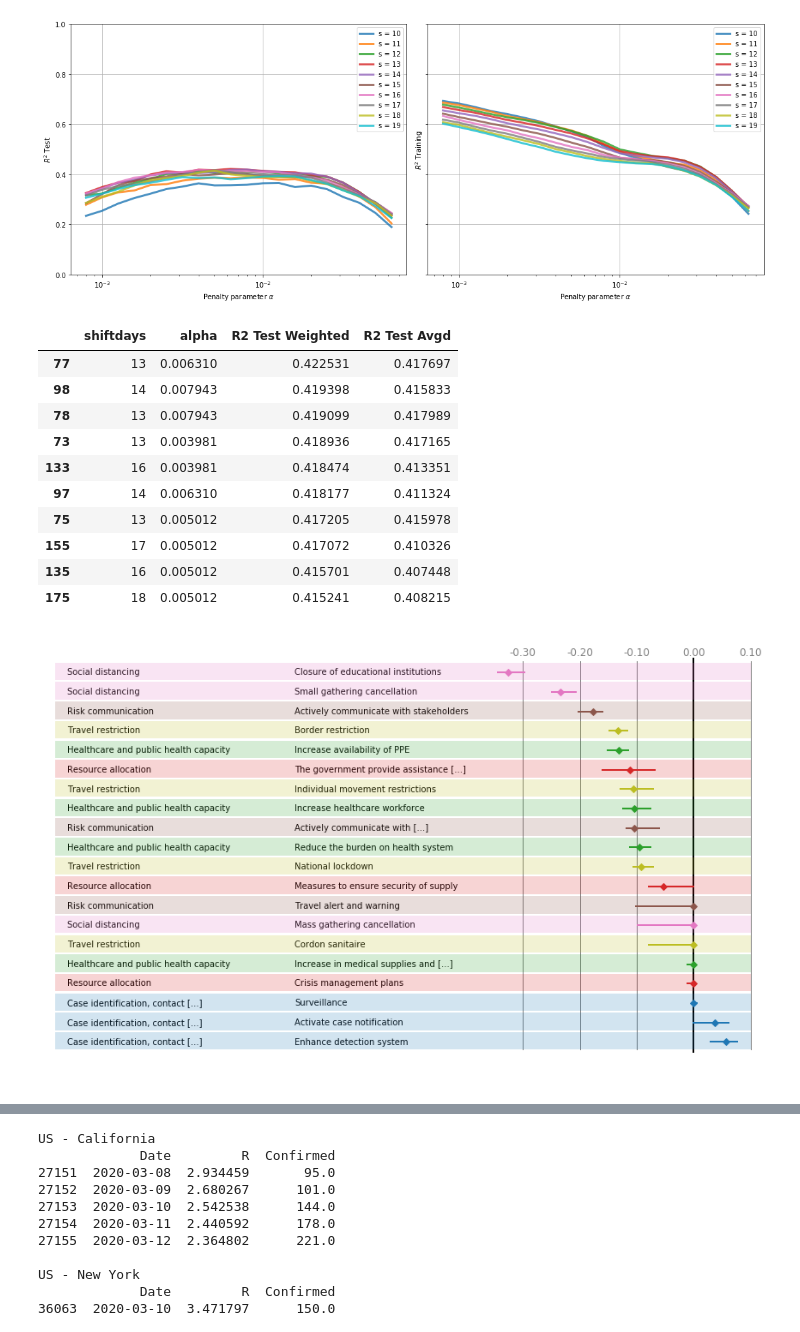
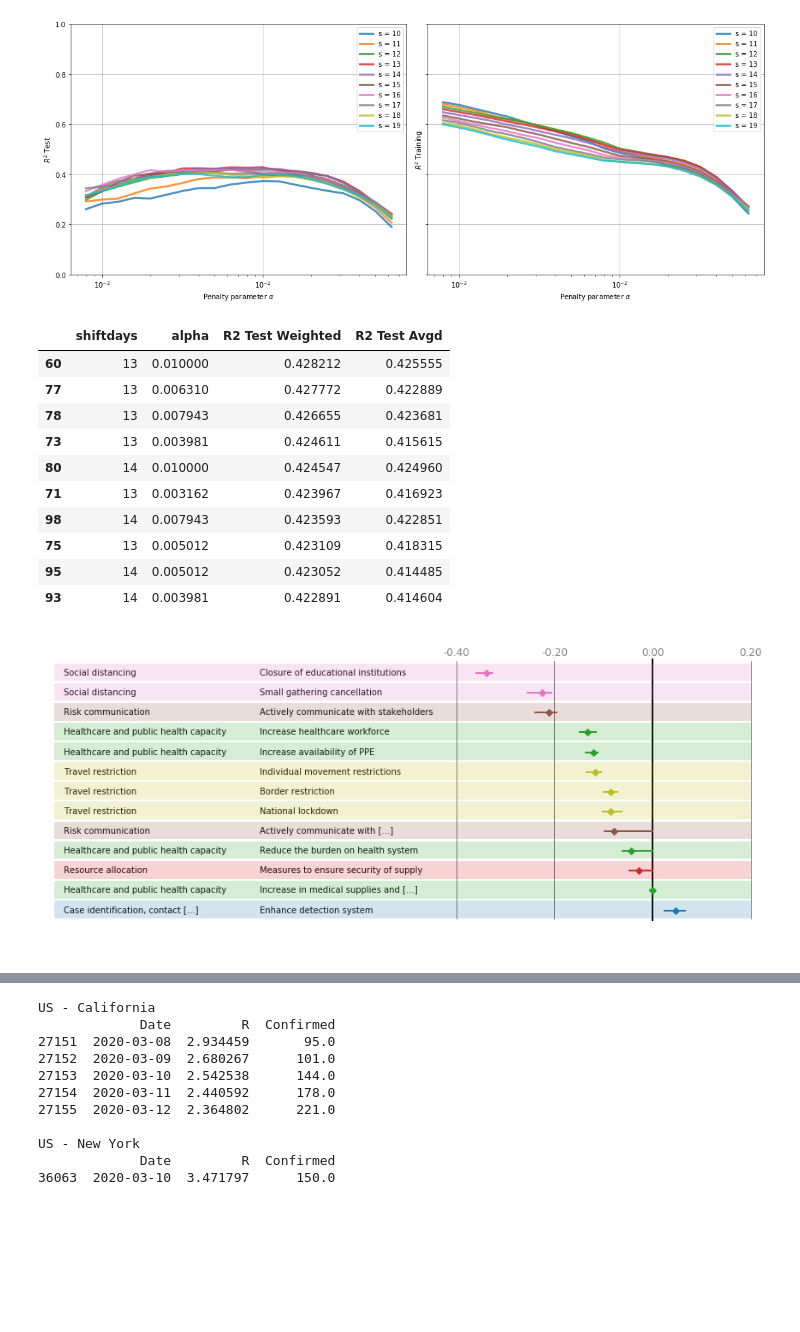
Before and after one commit to lukasgeyrhofer/corona, a Jupyter notebook: NPI measure effects.ipynb, the cells around one changed output, grey strips where cells are left out. Cells and saved outputs as stored; diff of their text form; code cells hidden in the pictures; blank space fills up the shorter version.

```diff
--- a/NPI measure effects.ipynb
+++ b/NPI measure effects.ipynb
@@ -45,23 +46,23 @@ for i in range(30):
     crossval.RunCV(shiftdaylist=shiftdaylist,alphalist = alphalist, crossvalcount = 10)
 # %%
 # rather load the object from previous run done externally
-crossval = pickle.load(open('pickle/cv_200616.pickle','rb'))
+crossval = pickle.load(open('pickle/cv_200618.pickle','rb'))
 # %%
 crossval.PlotCVresults()
 # %% [output]
-[figure, old version]
+[figure, new version]
 # %%
 crossval.ProcessCVresults()[['shiftdays','alpha','R2 Test Weighted', 'R2 Test Avgd']].sort_values('R2 Test Weighted', ascending=False).head(10)
 # %% [output]
 |  | shiftdays | alpha | R2 Test Weighted | R2 Test Avgd |
-| 77 | 13 | 0.006310 | 0.422531 | 0.417697 |
-| 98 | 14 | 0.007943 | 0.419398 | 0.415833 |
-| 78 | 13 | 0.007943 | 0.419099 | 0.417989 |
-| 73 | 13 | 0.003981 | 0.418936 | 0.417165 |
-| 133 | 16 | 0.003981 | 0.418474 | 0.413351 |
-| 97 | 14 | 0.006310 | 0.418177 | 0.411324 |
-| 75 | 13 | 0.005012 | 0.417205 | 0.415978 |
-| 155 | 17 | 0.005012 | 0.417072 | 0.410326 |
-| 135 | 16 | 0.005012 | 0.415701 | 0.407448 |
-| 175 | 18 | 0.005012 | 0.415241 | 0.408215 |
+| 60 | 13 | 0.010000 | 0.428212 | 0.425555 |
+| 77 | 13 | 0.006310 | 0.427772 | 0.422889 |
+| 78 | 13 | 0.007943 | 0.426655 | 0.423681 |
+| 73 | 13 | 0.003981 | 0.424611 | 0.415615 |
+| 80 | 14 | 0.010000 | 0.424547 | 0.424960 |
+| 71 | 13 | 0.003162 | 0.423967 | 0.416923 |
+| 98 | 14 | 0.007943 | 0.423593 | 0.422851 |
+| 75 | 13 | 0.005012 | 0.423109 | 0.418315 |
+| 95 | 14 | 0.005012 | 0.423052 | 0.414485 |
+| 93 | 14 | 0.003981 | 0.422891 | 0.414604 |
 # %%
@@ -69,5 +70,5 @@ crossval.ComputeFinalModels(modelparameters=[(13,10**-2.2)])
 # %%
-crossval.PlotMeasureListSorted(drop_zeros = True, entryheight=.4, rescale = False)
+crossval.PlotMeasureListSorted(drop_zeros = True, entryheight=.4, rescale = False, filename='measurelist_2.pdf', graylines = [-40,-20,20])
 # %% [output]
-[figure, old version]
+[figure, new version]
 # %%
```
Also changed, not shown: parts of 9 cells of this notebook.
